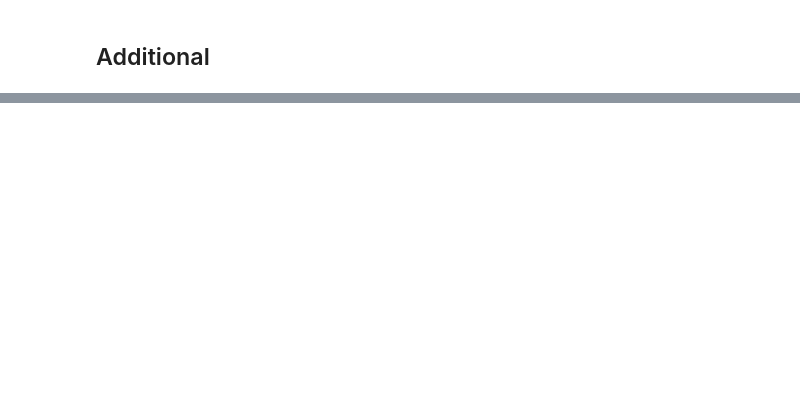
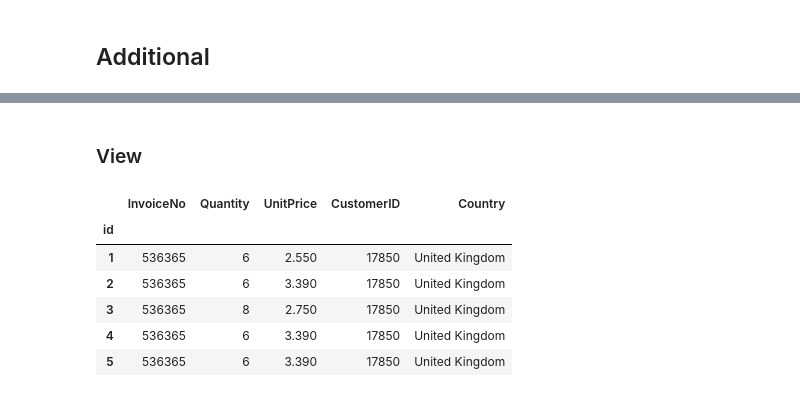
Before and after one commit to queloibtskts/data_scientist_toolkit, a Jupyter notebook: Python_review.ipynb, the cells around one changed output, grey strips where cells are left out. Drawn from its saved outputs; the diff is of its cells as text; code cells hidden in the pictures; blank space fills up the shorter version.

```diff
--- a/Python_review.ipynb
+++ b/Python_review.ipynb
@@ -303,0 +409,12 @@ data = np.loadtxt("dataset.txt") # strip off spaces while loading
+# %% [markdown]
+### View
+# %%
+df.head()
+# %% [output]
+|  | InvoiceNo | Quantity | UnitPrice | CustomerID | Country |
+| id |  |  |  |  |  |
+| 1 | 536365 | 6 | 2.550 | 17850 | United Kingdom |
+| 2 | 536365 | 6 | 3.390 | 17850 | United Kingdom |
+| 3 | 536365 | 8 | 2.750 | 17850 | United Kingdom |
+| 4 | 536365 | 6 | 3.390 | 17850 | United Kingdom |
+| 5 | 536365 | 6 | 3.390 | 17850 | United Kingdom |
```
Also changed, not shown: parts of 31 cells of this notebook.
